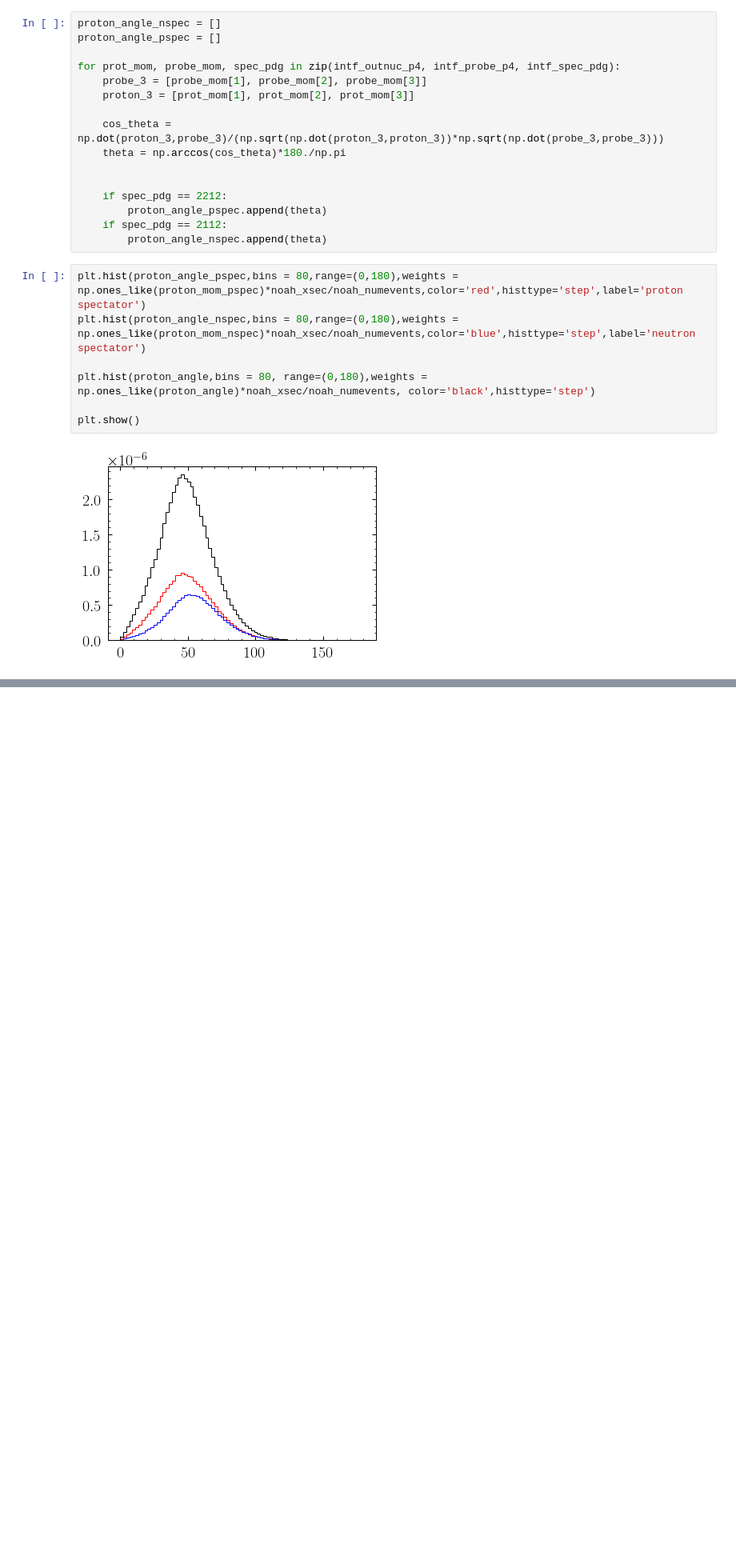
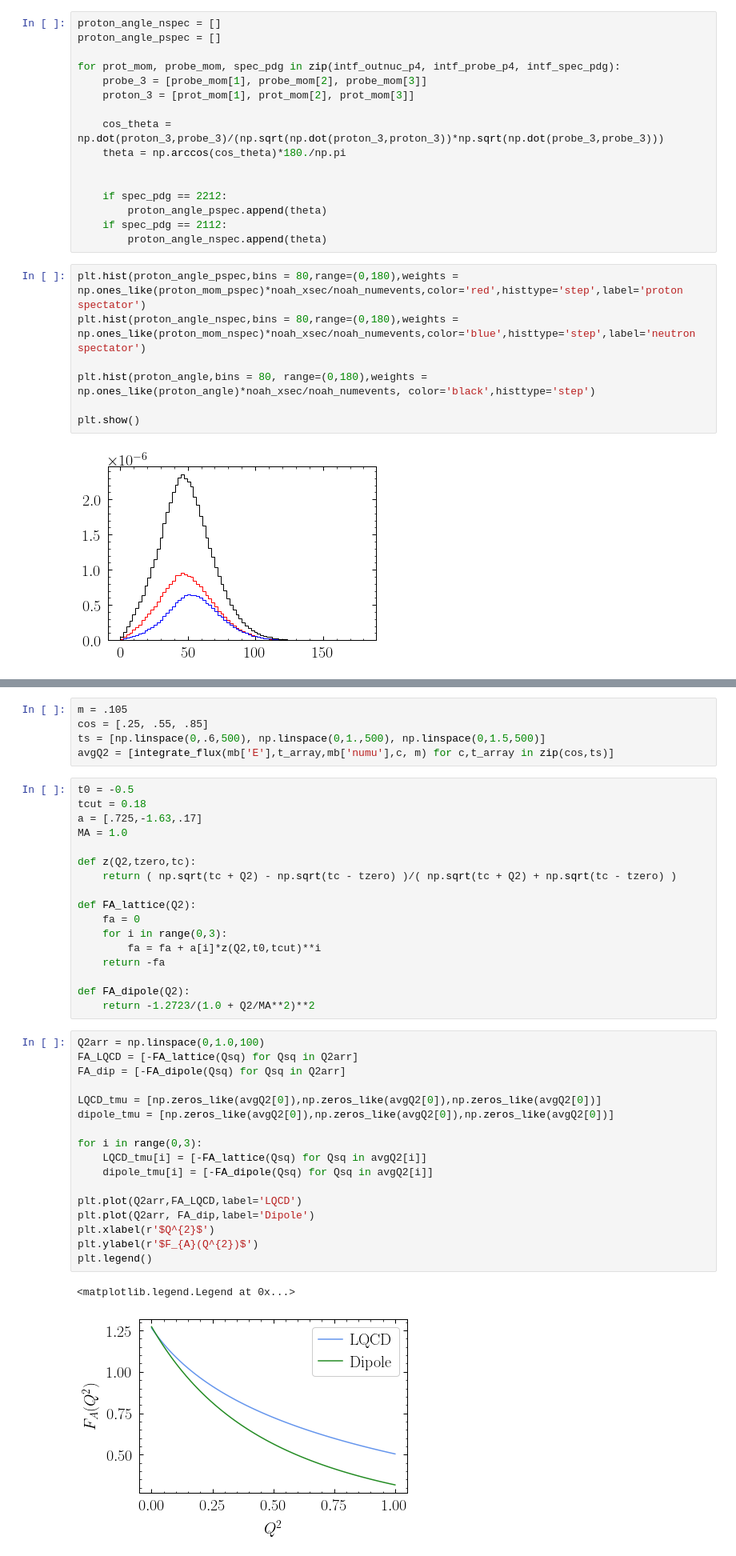
Before and after one commit to nastein/Lucino, a Jupyter notebook: CC_Intf/Untitled.ipynb, the cells around one changed output, grey strips where cells are left out. Shown: that part at 80% size. Drawn from its saved outputs; the diff is of its cells as text; blank space fills up the shorter version.

```diff
--- a/CC_Intf/Untitled.ipynb
+++ b/CC_Intf/Untitled.ipynb
@@ -381,0 +422,42 @@ for prot_mom, probe_mom in zip(outnuc_p4, probe_p4):
+# %%
+m = .105
+cos = [.25, .55, .85]
+ts = [np.linspace(0,.6,500), np.linspace(0,1.,500), np.linspace(0,1.5,500)]
+avgQ2 = [integrate_flux(mb['E'],t_array,mb['numu'],c, m) for c,t_array in zip(cos,ts)]
+# %%
+t0 = -0.5
+tcut = 0.18
+a = [.725,-1.63,.17]
+MA = 1.0
+
+def z(Q2,tzero,tc):
+    return ( np.sqrt(tc + Q2) - np.sqrt(tc - tzero) )/( np.sqrt(tc + Q2) + np.sqrt(tc - tzero) )
+
+def FA_lattice(Q2):
+    fa = 0
+    for i in range(0,3):
+        fa = fa + a[i]*z(Q2,t0,tcut)**i
+    return -fa
+
+def FA_dipole(Q2):
+    return -1.2723/(1.0 + Q2/MA**2)**2
+# %%
+Q2arr = np.linspace(0,1.0,100)
+FA_LQCD = [-FA_lattice(Qsq) for Qsq in Q2arr]
+FA_dip = [-FA_dipole(Qsq) for Qsq in Q2arr]
+
+LQCD_tmu = [np.zeros_like(avgQ2[0]),np.zeros_like(avgQ2[0]),np.zeros_like(avgQ2[0])]
+dipole_tmu = [np.zeros_like(avgQ2[0]),np.zeros_like(avgQ2[0]),np.zeros_like(avgQ2[0])]
+
+for i in range(0,3):
+    LQCD_tmu[i] = [-FA_lattice(Qsq) for Qsq in avgQ2[i]]
+    dipole_tmu[i] = [-FA_dipole(Qsq) for Qsq in avgQ2[i]]
+
+plt.plot(Q2arr,FA_LQCD,label='LQCD')
+plt.plot(Q2arr, FA_dip,label='Dipole')
+plt.xlabel(r'$Q^{2}$')
+plt.ylabel(r'$F_{A}(Q^{2})$')
+plt.legend()
+# %% [output]
+<matplotlib.legend.Legend at 0x...>
+[figure, added]
```
Also changed, not shown: parts of 12 cells of this notebook, 38 other files.
